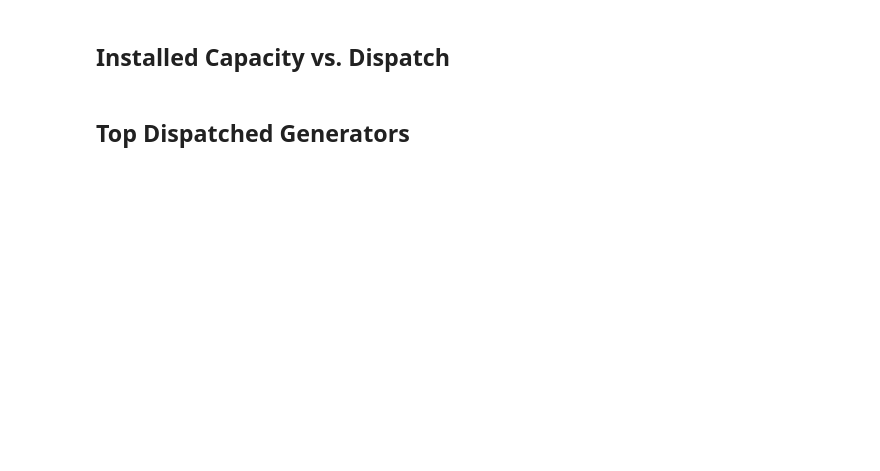
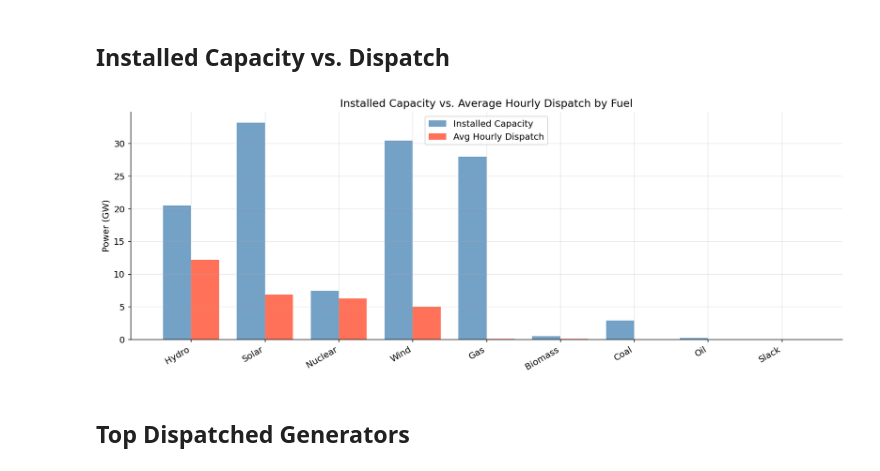
Before and after one commit to ntnu-ehsan/Spain_power_system, a Jupyter notebook: results_plots.ipynb, the cells around one changed output. Cells and saved outputs as stored; diff of their text form; code cells hidden in the pictures; blank space fills up the shorter version.

```diff
--- a/results_plots.ipynb
+++ b/results_plots.ipynb
@@ -109,27 +158,36 @@ plt.show()
 # %% [markdown]
 ## Installed Capacity vs. Dispatch
 # %%
-fuels_sorted = fuel_df.sort_values('dispatch_mw', ascending=False)
-fuels_sorted = fuels_sorted[fuels_sorted['capacity_mw'] > 1]
+# Average dispatch per fuel across all hours and both days
+avg_fuel_all = (fuel_df.groupby('fuel')
+                .agg(dispatch_mw=('dispatch_mw', 'mean'),
+                     capacity_mw=('capacity_mw', 'first'))
+                .reset_index()
+                .sort_values('dispatch_mw', ascending=False))
+avg_fuel_all = avg_fuel_all[avg_fuel_all['capacity_mw'] > 1].copy()
 
-x     = np.arange(len(fuels_sorted))
-width = 0.38
+# Hide installed capacity for Slack bus as it is artificially large
+avg_fuel_all.loc[avg_fuel_all['fuel'] == 'Slack', 'capacity_mw'] = np.nan
+
+x, width = np.arange(len(avg_fuel_all)), 0.38
 
 fig, ax = plt.subplots(figsize=(13, 5))
-ax.bar(x - width / 2, fuels_sorted['capacity_mw'] / 1e3, width,
+ax.bar(x - width/2, avg_fuel_all['capacity_mw'] / 1e3, width,
        label='Installed Capacity', color='steelblue', alpha=0.75)
-ax.bar(x + width / 2, fuels_sorted['dispatch_mw'] / 1e3, width,
-       label='Dispatch', color='tomato', alpha=0.9)
+ax.bar(x + width/2, avg_fuel_all['dispatch_mw'] / 1e3, width,
+       label='Avg Hourly Dispatch', color='tomato', alpha=0.9)
 
 ax.set_xticks(x)
-ax.set_xticklabels(fuels_sorted['fuel'], rotation=30, ha='right')
+ax.set_xticklabels(avg_fuel_all['fuel'], rotation=30, ha='right')
 ax.set_ylabel('Power (GW)')
-ax.set_title('Installed Capacity vs. Dispatch by Fuel')
+ax.set_title('Installed Capacity vs. Average Hourly Dispatch by Fuel')
 ax.legend()
 
 plt.tight_layout()
 plt.savefig(RESULTS / 'capacity_vs_dispatch.png', bbox_inches='tight')
 plt.show()
+# %% [output]
+[figure, added]
 # %% [markdown]
 ## Top Dispatched Generators
 # %%
```
Also changed, not shown: parts of 30 cells of this notebook, 48 other files.
